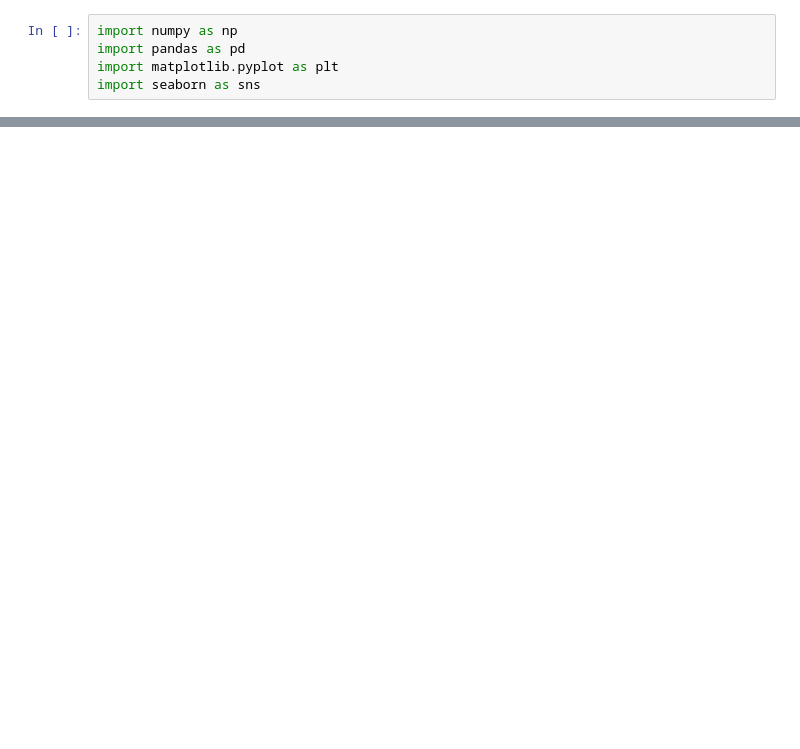
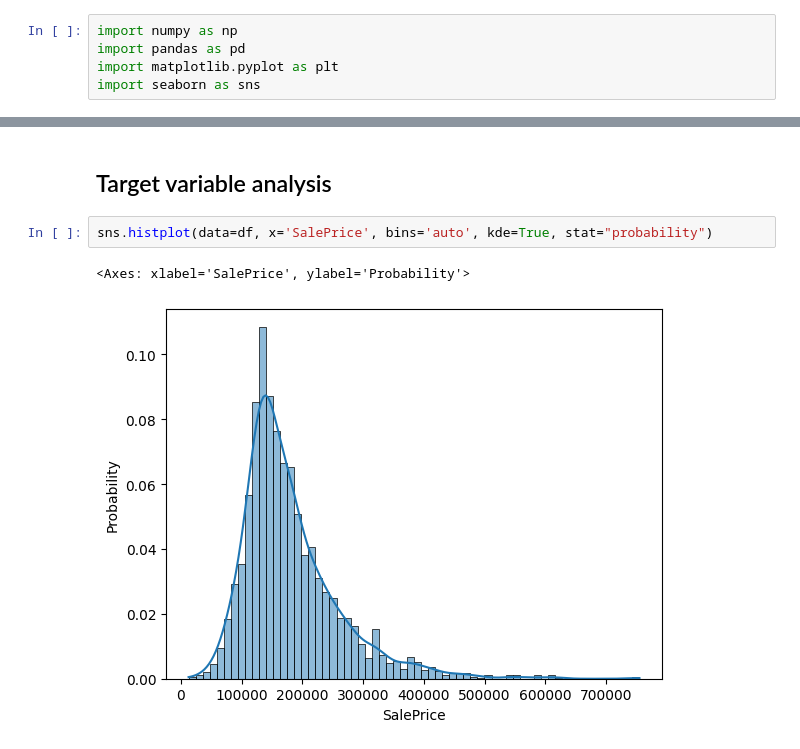
Before and after one commit to om-bhinsara/ames-house-price-prediction, a Jupyter notebook: notebooks/notebook.ipynb, the cells around one changed output, grey strips where cells are left out. Drawn from its saved outputs; the diff is of its cells as text; blank space fills up the shorter version.

```diff
--- a/notebooks/notebook.ipynb
+++ b/notebooks/notebook.ipynb
@@ -9,0 +152,7 @@ FileNotFoundError: [Errno 2] No such file or directory: 'data\\\\raw\\AmesHousin
+# %% [markdown]
+## Target variable analysis
+# %%
+sns.histplot(data=df, x='SalePrice', bins='auto', kde=True, stat="probability")
+# %% [output]
+<Axes: xlabel='SalePrice', ylabel='Probability'>
+[figure, added]
```
Also changed, not shown: parts of 22 cells of this notebook.
